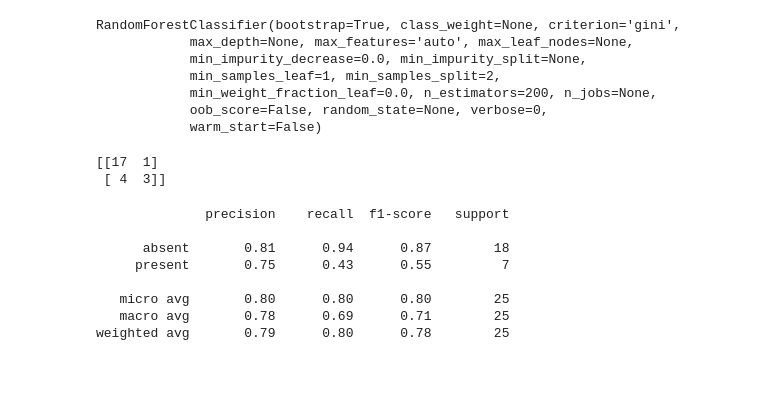
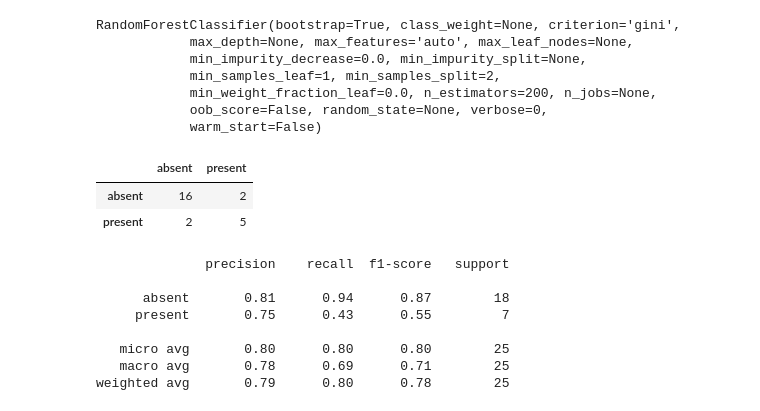
Before and after one commit to EvertonTomalok/DataScience, a Jupyter notebook: Arvore de decisao e Floresta Aleatoria/Árvores de decisão e florestas aleatórias em Python.ipynb, the cells around one changed output. Cells and saved outputs as stored; diff of their text form; code cells hidden in the pictures; blank space fills up the shorter version.

```diff
--- a/Arvore de decisao e Floresta Aleatoria/Árvores de decisão e florestas aleatórias em Python.ipynb
+++ b/Arvore de decisao e Floresta Aleatoria/Árvores de decisão e florestas aleatórias em Python.ipynb
@@ -124,11 +125,12 @@ RandomForestClassifier(bootstrap=True, class_weight=None, criterion='gini',
             warm_start=False)
 # %%
 rfc_pred = rfc.predict(X_test)
-# %%
-print(confusion_matrix(y_test,rfc_pred))
-# %% [output]
-[[17  1]
- [ 4  3]]
+# %%
+pd.DataFrame(confusion_matrix(y_test,predictions), columns=['absent', 'present'], index=['absent', 'present'])
+# %% [output]
+|  | absent | present |
+| absent | 16 | 2 |
+| present | 2 | 5 |
 # %%
 print(classification_report(y_test,rfc_pred))
 # %% [output]
```
Also changed, not shown: parts of 3 cells of this notebook, 3 other files.
